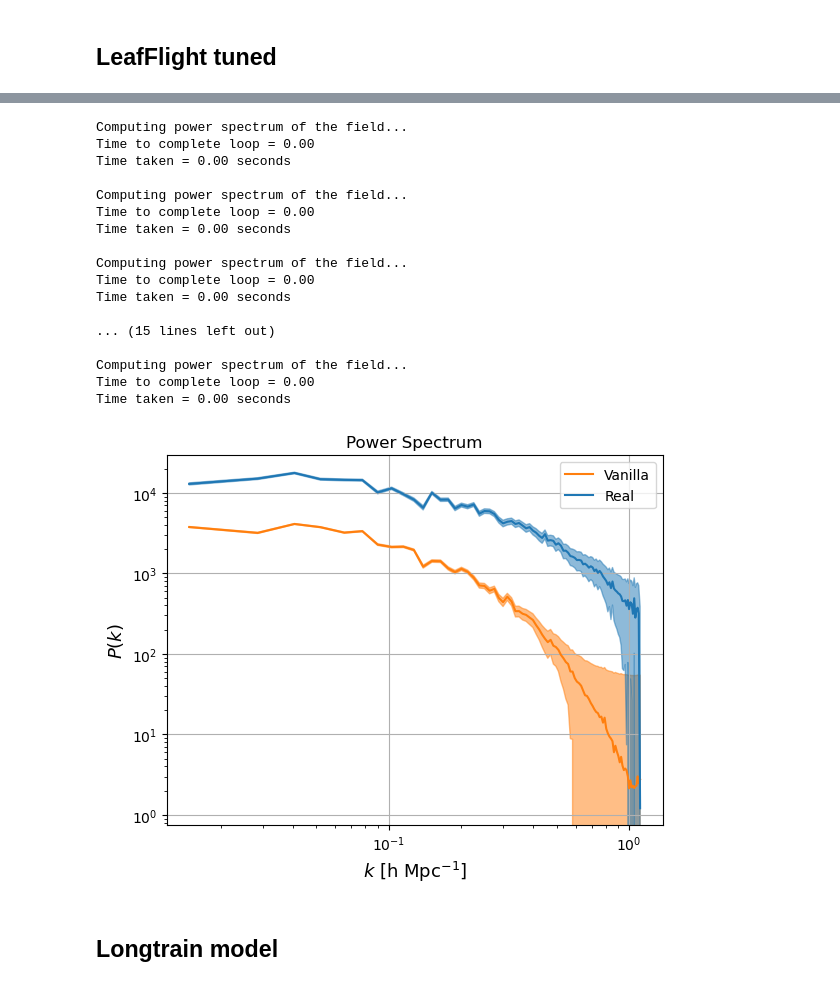
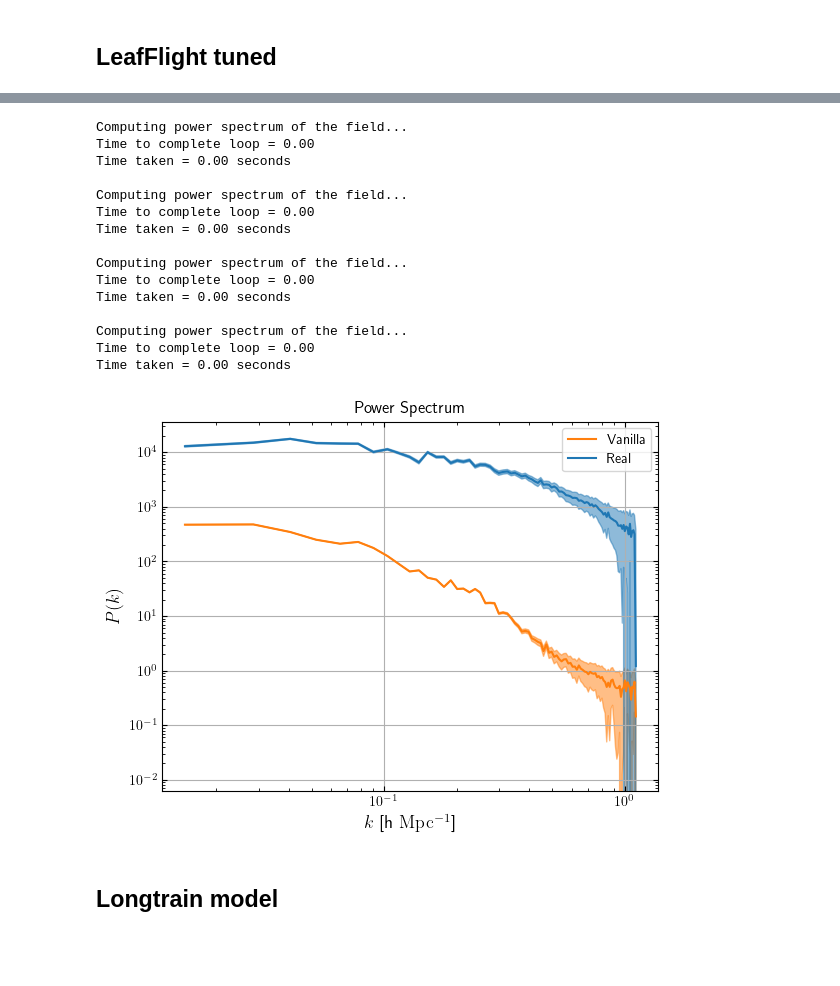
Before and after one commit to luigiEG/FYS5429_Project2, a Jupyter notebook: Slices_Main/Emulator/Emulator_analysis.ipynb, the cells around one changed output, grey strips where cells are left out. Cells and saved outputs as stored; diff of their text form; code cells hidden in the pictures; blank space fills up the shorter version.

```diff
--- a/Slices_Main/Emulator/Emulator_analysis.ipynb
+++ b/Slices_Main/Emulator/Emulator_analysis.ipynb
@@ -10,7 +10,7 @@ from torchvision import datasets, transforms
 from sklearn.model_selection import train_test_split
 # %%
 # Set the directory containing the images
-input_directory = 'data'
+input_directory = '/uio/hume/student-u24/martacor/Simulation/FML/FML/COLASolver/output/slices/data'
 
 transform = transforms.Compose([transforms.ToTensor()])
 
@@ -409,44 +380,41 @@ Ratio: 0.00024416688755001057
 # %%
+model = torch.load('models/Emulator_LeafFlight_tuned.pt')
 # get the PS of the test set
-PS = mean_PS_from_dataloader(test_loader)
 PS_LF = mean_PS_from_dataloader(test_loader, model)
-std = std_PS_from_dataloader(test_loader)
 std_LF = std_PS_from_dataloader(test_loader, model)
 plt.figure()
 plt.plot(PS_LF[:, 0], PS_LF[:, 1], 'tab:orange', label='Vanilla')
 plt.plot(PS[:, 0], PS[:, 1], 'tab:blue', label='Real')
 plt.fill_between(PS_LF[:, 0],PS_LF[:, 1]-std_LF,PS_LF[:,1]+std_LF,color = 'tab:orange',alpha=0.5)
 plt.fill_between(PS[:,0],PS[:,1]-std,PS[:,1]+std,color ='tab:blue',alpha=0.5)
 plt.xscale('log')
 plt.yscale('log')
 #plt.xlim(0.014,1.)
 #plt.ylim(1E0,10E4)
 plt.legend()
 plt.xlabel(r'$k$ [h $\mathrm{Mpc^{-1}}$]', fontsize = 13)
 plt.ylabel(r'$P(k)$', fontsize = 13)
 plt.title('Power Spectrum')
 plt.grid()
 # save the plot
 plt.savefig('results/Power_Spectrum_vanilla.pdf')
 # %% [output]
 Computing power spectrum of the field...
 Time to complete loop = 0.00
 Time taken = 0.00 seconds
 
 Computing power spectrum of the field...
 Time to complete loop = 0.00
 Time taken = 0.00 seconds
 
 Computing power spectrum of the field...
 Time to complete loop = 0.00
 Time taken = 0.00 seconds
 
-... (15 lines left out)
-
 Computing power spectrum of the field...
 Time to complete loop = 0.00
 Time taken = 0.00 seconds
-[figure, old version]
+[figure, new version]
 # %% [markdown]
 ## Longtrain model
 # %%
```
Also changed, not shown: parts of 18 cells of this notebook.
